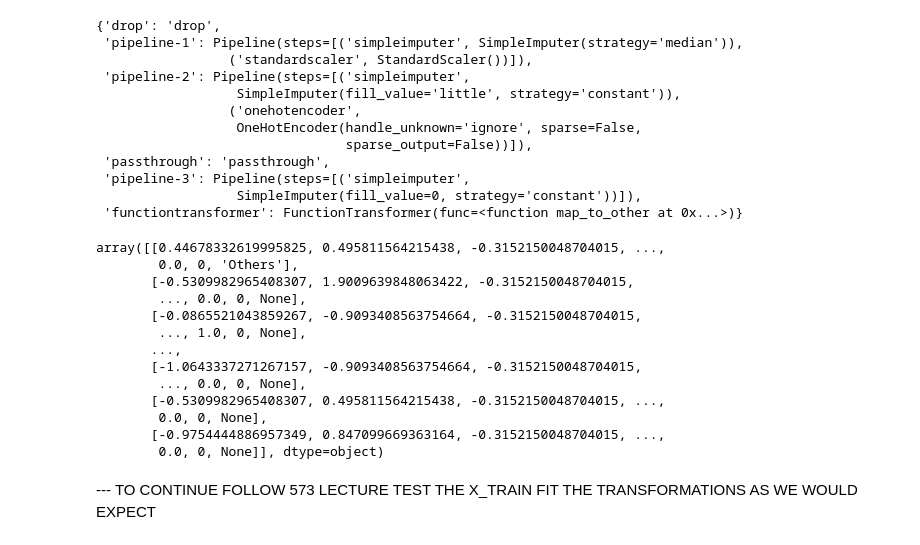
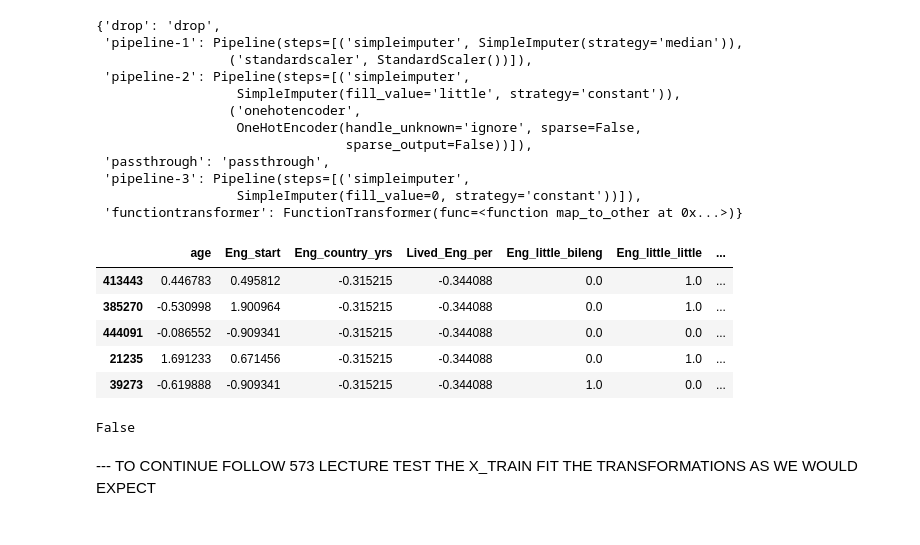
Before and after one commit to UBC-MDS/english-score-predictor, a Jupyter notebook: English Language Learning Ability Prediction.ipynb, the cells around one changed output. Cells and saved outputs as stored; diff of their text form; code cells hidden in the pictures.

Commit message:
fixed NA issue and fixed FunctionTransformer to show no None values

```diff
--- a/English Language Learning Ability Prediction.ipynb
+++ b/English Language Learning Ability Prediction.ipynb
@@ -371,12 +371,12 @@ numeric_feats = ['age',
  'Eng_country_yrs',
  'Lived_Eng_per']
 
-binary_feats = ['house_Eng',  'nat_Eng', 'prime_Eng', 'psychiatric']
+binary_feats = ['psychiatric']
 target = ['correct']
 
 drop_feats = ['elogit', 'dyslexia','dictionary', 'already_participated','natlangs', 'primelangs',
                      'Can_region', 'Ir_region', 'US_region', 'UK_region', 'UK_constituency' , 'gender', 'type', 'currcountry', 'countries']
-binary_withNA = ['Ebonics']
+binary_withNA = ['Ebonics', 'house_Eng',  'nat_Eng', 'prime_Eng']
 
 categorical_education = ['education'] # show 7 major categories and Others
 categorical_feats = ['Eng_little', 'speaker_cat']
@@ -397,14 +397,8 @@ binary_NA_transformer = make_pipeline(
 categories_list = education_counts_greater_than_one.index.tolist()
 
 # Define the custom function to map values to 'Other'
-def map_to_other(column):
-    new_column = np.empty(shape=(len(column)), dtype=object)
-    for i, col in enumerate(column):
-        if(col in categories_list):
-            new_column[i] = col
-        else:
-            new_column[i] = "Others"
-    return pd.DataFrame(new_column)
+def map_to_other(df):
+    return (df["education"].apply(lambda x: x if x in categories_list else "Others")).to_frame()
 
 # Create a transformer using FunctionTransformer
 categorical_education_tranformer = FunctionTransformer(map_to_other)
@@ -444,21 +448,30 @@ preprocessor.named_transformers_
                   SimpleImputer(fill_value=0, strategy='constant'))]),
  'functiontransformer': FunctionTransformer(func=<function map_to_other at 0x...>)}
 # %%
-X_train_transformed = preprocessor.transform(X_train)
-X_train_transformed
+ohe_columns = list(
+    preprocessor.named_transformers_["pipeline-2"]
+    .named_steps["onehotencoder"]
+    .get_feature_names_out(categorical_feats)
+)
+
+new_columns = (
+    numeric_feats + ohe_columns + binary_feats + binary_withNA +categorical_education
+)
-# %% [output]
-array([[0.44678332619995825, 0.495811564215438, -0.3152150048704015, ...,
-        0.0, 0, 'Others'],
-       [-0.5309982965408307, 1.9009639848063422, -0.3152150048704015,
-        ..., 0.0, 0, None],
-       [-0.0865521043859267, -0.9093408563754664, -0.3152150048704015,
-        ..., 1.0, 0, None],
-       ...,
-       [-1.0643337271267157, -0.9093408563754664, -0.3152150048704015,
-        ..., 0.0, 0, None],
-       [-0.5309982965408307, 0.495811564215438, -0.3152150048704015, ...,
-        0.0, 0, None],
-       [-0.9754444886957349, 0.847099669363164, -0.3152150048704015, ...,
-        0.0, 0, None]], dtype=object)
+# %%
+X_train_enc = pd.DataFrame(
+    preprocessor.transform(X_train), index=X_train.index, columns=new_columns
+)
+X_train_enc.head(5)
+# %% [output]
+|  | age | Eng_start | Eng_country_yrs | Lived_Eng_per | Eng_little_bileng | Eng_little_little | ... |
+| 413443 | 0.446783 | 0.495812 | -0.315215 | -0.344088 | 0.0 | 1.0 | ... |
+| 385270 | -0.530998 | 1.900964 | -0.315215 | -0.344088 | 0.0 | 1.0 | ... |
+| 444091 | -0.086552 | -0.909341 | -0.315215 | -0.344088 | 0.0 | 0.0 | ... |
+| 21235 | 1.691233 | 0.671456 | -0.315215 | -0.344088 | 0.0 | 1.0 | ... |
+| 39273 | -0.619888 | -0.909341 | -0.315215 | -0.344088 | 1.0 | 0.0 | ... |
+# %%
+X_train_enc.isnull().values.any()
+# %% [output]
+False
 # %% [markdown]
 --- TO CONTINUE FOLLOW 573 LECTURE TEST THE X_TRAIN FIT THE TRANSFORMATIONS AS WE WOULD EXPECT
```
Also changed, not shown: parts of 6 cells of this notebook.
